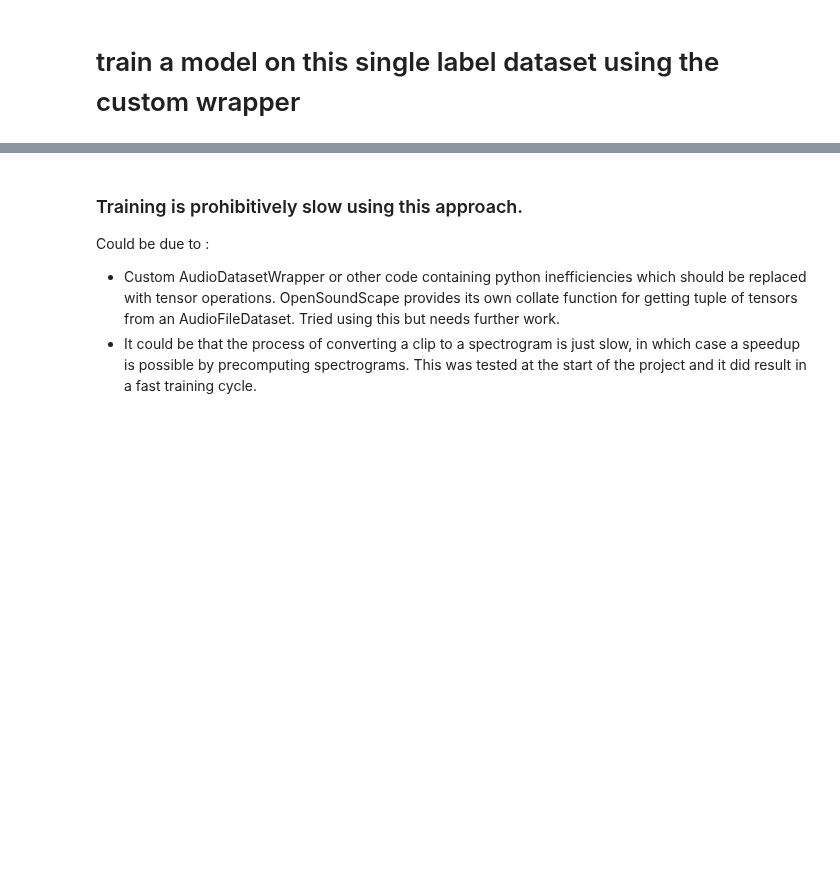
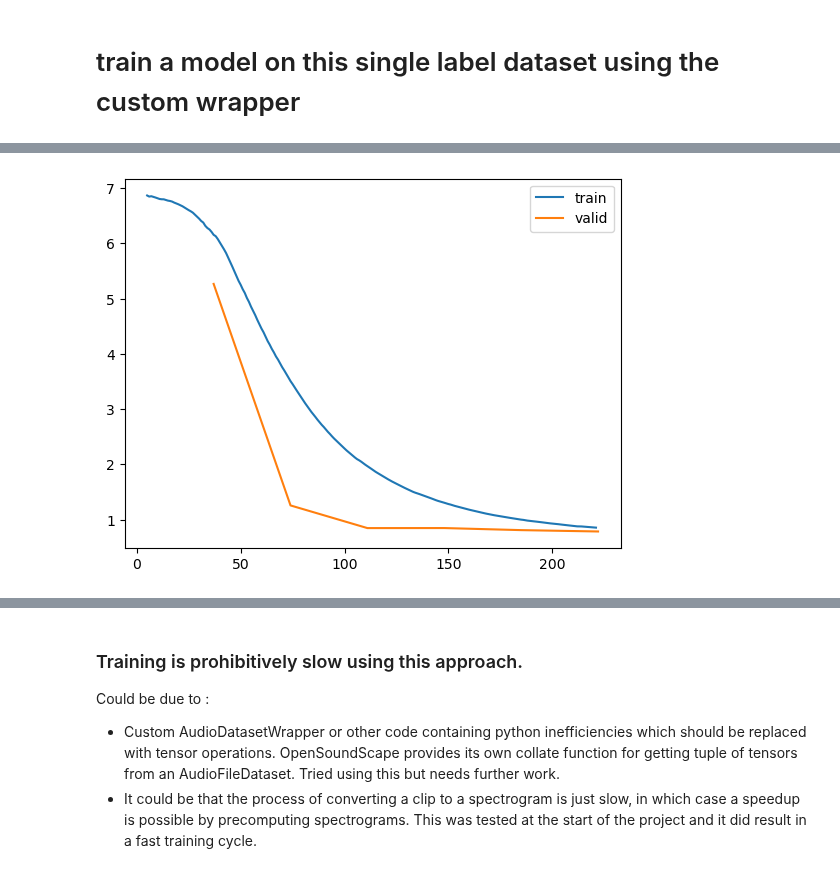
Before and after one commit to Mgallimore88/osfl_cnn_recognizer, a Jupyter notebook: notebooks/exploratory_nbs/1.14-mjg-osfl-check-build-dataset.ipynb, the cells around one changed output, grey strips where cells are left out. Saved outputs shown, nothing was run; the diff lists cells and outputs as text; code cells hidden in the pictures; blank space fills up the shorter version.

```diff
--- a/notebooks/exploratory_nbs/1.14-mjg-osfl-check-build-dataset.ipynb
+++ b/notebooks/exploratory_nbs/1.14-mjg-osfl-check-build-dataset.ipynb
@@ -240,0 +263,4 @@ learn.fit_one_cycle(4, 1e-3)
+# %%
+learn.recorder.plot_loss()
+# %% [output]
+[figure, added]
```
Also changed, not shown: parts of 36 cells of this notebook, 2 other files.
